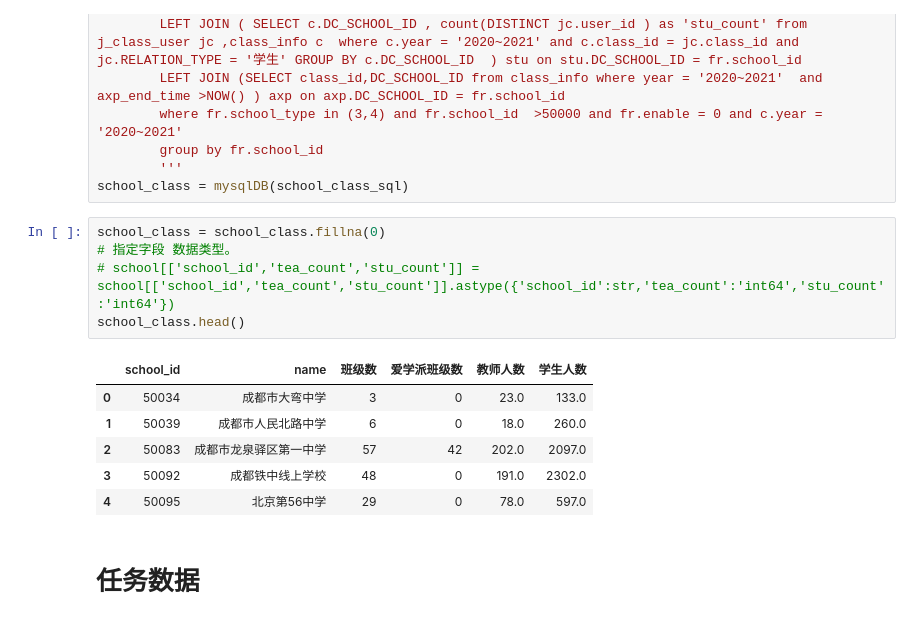
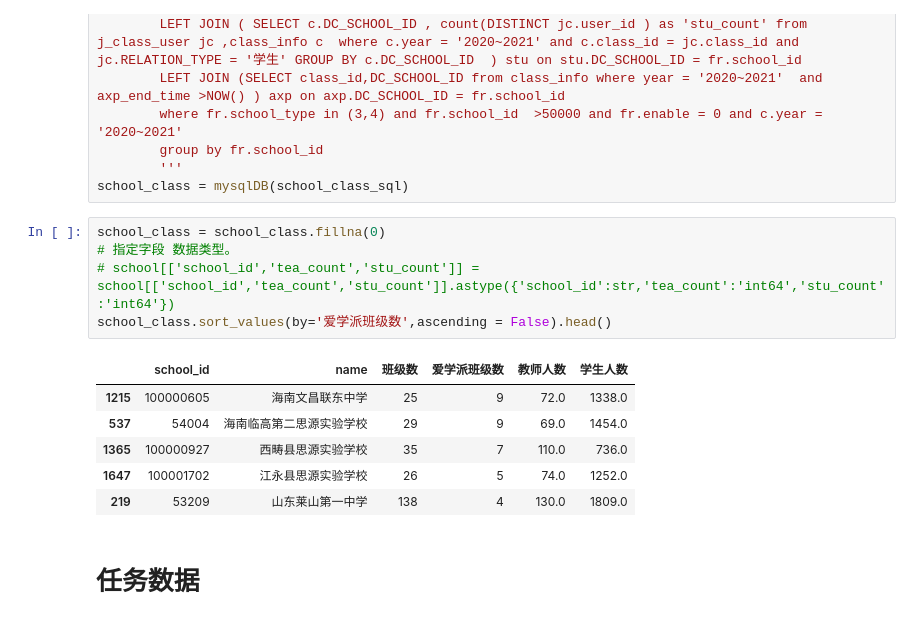
Before and after one commit to caozhiqiang8/jupyter, a Jupyter notebook: school.ipynb, the cells around one changed output. Drawn from its saved outputs; the diff is of its cells as text.

```diff
--- a/school.ipynb
+++ b/school.ipynb
@@ -426,15 +512,15 @@ school_class = mysqlDB(school_class_sql)
 # %%
 school_class = school_class.fillna(0)
 # 指定字段 数据类型。
 # school[['school_id','tea_count','stu_count']] = school[['school_id','tea_count','stu_count']].astype({'school_id':str,'tea_count':'int64','stu_count':'int64'})
-school_class.head()
+school_class.sort_values(by='爱学派班级数',ascending = False).head()
 # %% [output]
 |  | school_id | name | 班级数 | 爱学派班级数 | 教师人数 | 学生人数 |
-| 0 | 50034 | 成都市大弯中学 | 3 | 0 | 23.0 | 133.0 |
-| 1 | 50039 | 成都市人民北路中学 | 6 | 0 | 18.0 | 260.0 |
-| 2 | 50083 | 成都市龙泉驿区第一中学 | 57 | 42 | 202.0 | 2097.0 |
-| 3 | 50092 | 成都铁中线上学校 | 48 | 0 | 191.0 | 2302.0 |
-| 4 | 50095 | 北京第56中学 | 29 | 0 | 78.0 | 597.0 |
+| 1215 | 100000605 | 海南文昌联东中学 | 25 | 9 | 72.0 | 1338.0 |
+| 537 | 54004 | 海南临高第二思源实验学校 | 29 | 9 | 69.0 | 1454.0 |
+| 1365 | 100000927 | 西畴县思源实验学校 | 35 | 7 | 110.0 | 736.0 |
+| 1647 | 100001702 | 江永县思源实验学校 | 26 | 5 | 74.0 | 1252.0 |
+| 219 | 53209 | 山东莱山第一中学 | 138 | 4 | 130.0 | 1809.0 |
 # %% [markdown]
 # 任务数据
 # %% [markdown]
```
Also changed, not shown: parts of 67 cells of this notebook, 13 other files.
